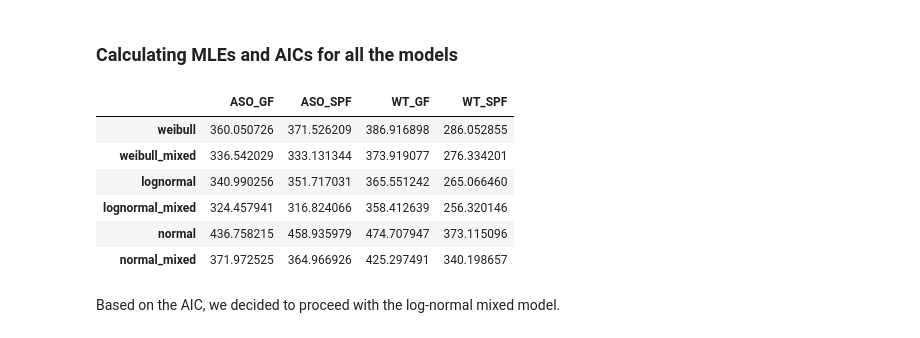
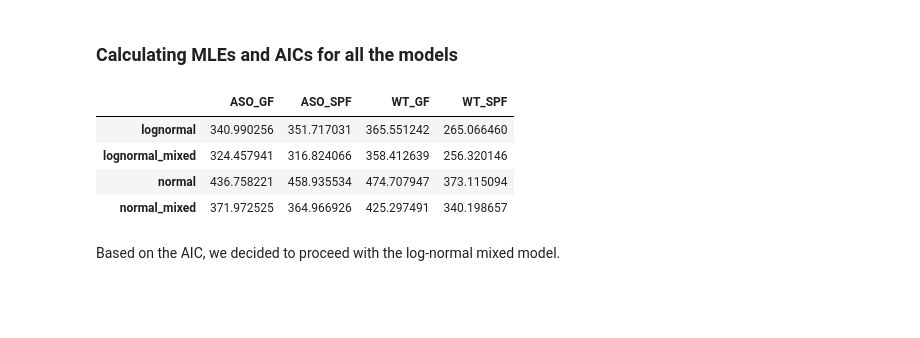
Before and after one commit to jdthoang/LHMorais2024, a Jupyter notebook: Figure_1/Notebooks/Beam_traversal_GFxSPF.ipynb, the cells around one changed output. Cells and saved outputs as stored; diff of their text form; code cells hidden in the pictures; blank space fills up the shorter version.

```diff
--- a/Figure_1/Notebooks/Beam_traversal_GFxSPF.ipynb
+++ b/Figure_1/Notebooks/Beam_traversal_GFxSPF.ipynb
@@ -171,6 +107,6 @@ def log_like_iid_weibull(params, n):
 # %%
 def log_like_iid_lognormal_mixed(params, n):
-    """Log likelihood for i.i.d. lognormal measurements mixed with Dirac delta function.
+    """Log likelihood for i.i.d. lognormal measurements mixed with Kronecker delta function.
 
     Parameters
     ----------
@@ -234,7 +170,7 @@ def log_like_iid_lognormal(params, n):
     return target
 # %%
 def log_like_iid_normal_mixed(params, n):
-    """Log likelihood for i.i.d. normal measurements mixed with Dirac delta function.
+    """Log likelihood for i.i.d. normal measurements mixed with Kronecker delta function.
 
     Parameters
     ----------
@@ -498,8 +282,7 @@ def log_like(params, n, model):
     n : array
         Array of data points.
     model : string
-        One of the following: 'weibull', 'weibull_mixed', 'lognormal', 'lognormal_mixed', 'normal', 'normal_mixed',
-            'gamma', 'gamma_mixed', 'inverse gamma', 'inverse_gamma_mixed'
+        One of the following: 'lognormal', 'lognormal_mixed', 'normal', 'normal_mixed'
 
     Returns
     -------
@@ -507,11 +290,8 @@ def log_like(params, n, model):
         Log-likelihood.
     """
 
-    if model == 'weibull':
-        return log_like_iid_weibull(params, n)
-    elif model == 'weibull_mixed':
-        return log_like_iid_weibull_mixed(params, n)
-    elif model == 'lognormal':
+
+    if model == 'lognormal':
         return log_like_iid_lognormal(params, n)
     elif model == 'lognormal_mixed':
         return log_like_iid_lognormal_mixed(params, n)
@@ -519,14 +299,6 @@ def log_like(params, n, model):
         return log_like_iid_normal(params, n)
     elif model == 'normal_mixed':
         return log_like_iid_normal_mixed(params, n)
-    elif model == 'gamma':
-        return log_like_iid_gamma(params, n)
-    elif model == 'gamma_mixed':
-        return log_like_iid_gamma_mixed(params, n)
-    elif model == 'inverse_gamma':
-        return log_like_iid_inv_gamma(params, n)
-    elif model == 'inverse_gamma_mixed':
-        return log_like_iid_inv_gamma_mixed(params, n)
     else:
         raise ValueError('Pick an appropriate model!')
 # %%
@@ -539,8 +311,7 @@ def mle_iid(n, model):
     n : array
         Array of data points.
     model : string
-        One of the following: 'weibull', 'weibull_mixed', 'lognormal', 'lognormal_mixed', 'normal', 'normal_mixed',
-            'gamma', 'gamma_mixed', 'inverse gamma', 'inverse_gamma_mixed'
+        One of the following: 'lognormal', 'lognormal_mixed', 'normal', 'normal_mixed'
 
     Returns
     -------
@@ -548,26 +319,14 @@ def mle_iid(n, model):
         MLE for given model parameters.
     """
 
-    if model == 'weibull':
-        init_guess = np.array([2, 15])
-    elif model == 'weibull_mixed':
-        init_guess = np.array([2, 15, 0.1])
-    elif model == 'lognormal':
+    if model == 'lognormal':
         init_guess = np.array([2, 15])
     elif model == 'lognormal_mixed':
         init_guess = np.array([2, 15, 0.5])
     elif model == 'normal':
-        init_guess = np.array([10, 15])
+        init_guess = np.array([np.mean(n), np.std(n)])
     elif model == 'normal_mixed':
-        init_guess = np.array([10, 15, 0.5])
-    elif model == 'gamma':
-        init_guess = np.array([0.1, 10])
-    elif model == 'gamma_mixed':
-        init_guess = np.array([0.5, 10, 0.5])
-    elif model == 'inverse_gamma':
-        init_guess = np.array([5, 15])
-    elif model == 'inverse_gamma_mixed':
-        init_guess = np.array([5, 15, 0.5])
+        init_guess = np.array([np.mean(n), np.std(n), 0.5])
     else:
         raise ValueError('Pick an appropriate model!')
 
@@ -646,29 +404,27 @@ def plot_conf_int_notebook(data, parameter_name, palette):
 ### Calculating MLEs and AICs for all the models
 # %%
 mles_dict = {}
-models = ['weibull', 'weibull_mixed', 'lognormal', 'lognormal_mixed', 'normal', 'normal_mixed']
+models = ['lognormal', 'lognormal_mixed', 'normal', 'normal_mixed']
 
 AICs = pd.DataFrame(index = models)
 
 for model in models:
     mles_dict[model] = {}
     for group in group_vals.keys():
         if len(group_vals[group]) != 0:
             params = mle_iid(group_vals[group], model=model)
 
             mles_dict[model][group] = params
 
             _llk = log_like(params, group_vals[group], model = model)
             AICs.loc[model, group] = -2 * (_llk - len(params))
 
 AICs
 # %% [output]
 |  | ASO_GF | ASO_SPF | WT_GF | WT_SPF |
-| weibull | 360.050726 | 371.526209 | 386.916898 | 286.052855 |
-| weibull_mixed | 336.542029 | 333.131344 | 373.919077 | 276.334201 |
 | lognormal | 340.990256 | 351.717031 | 365.551242 | 265.066460 |
 | lognormal_mixed | 324.457941 | 316.824066 | 358.412639 | 256.320146 |
-| normal | 436.758215 | 458.935979 | 474.707947 | 373.115096 |
+| normal | 436.758221 | 458.935534 | 474.707947 | 373.115094 |
 | normal_mixed | 371.972525 | 364.966926 | 425.297491 | 340.198657 |
 # %% [markdown]
 Based on the AIC, we decided to proceed with the log-normal mixed model.
```
Also changed, not shown: parts of 14 cells of this notebook, 19 other files.
